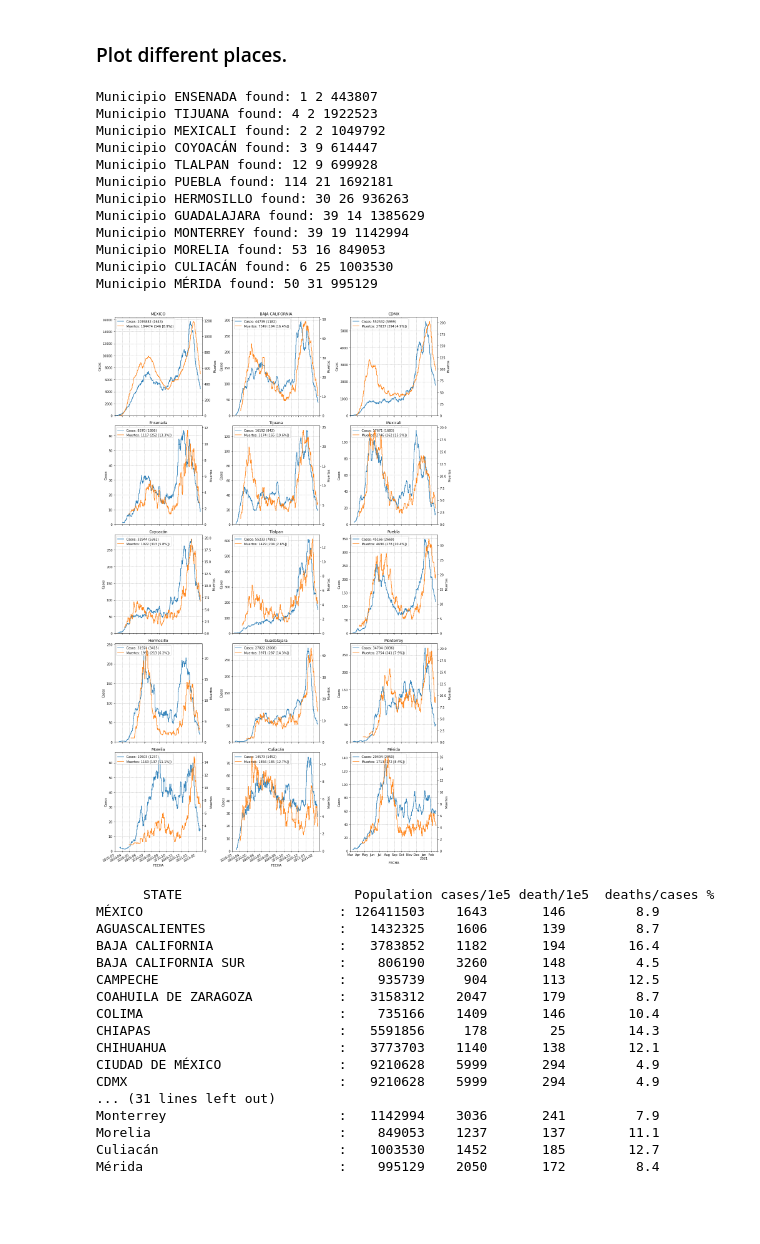
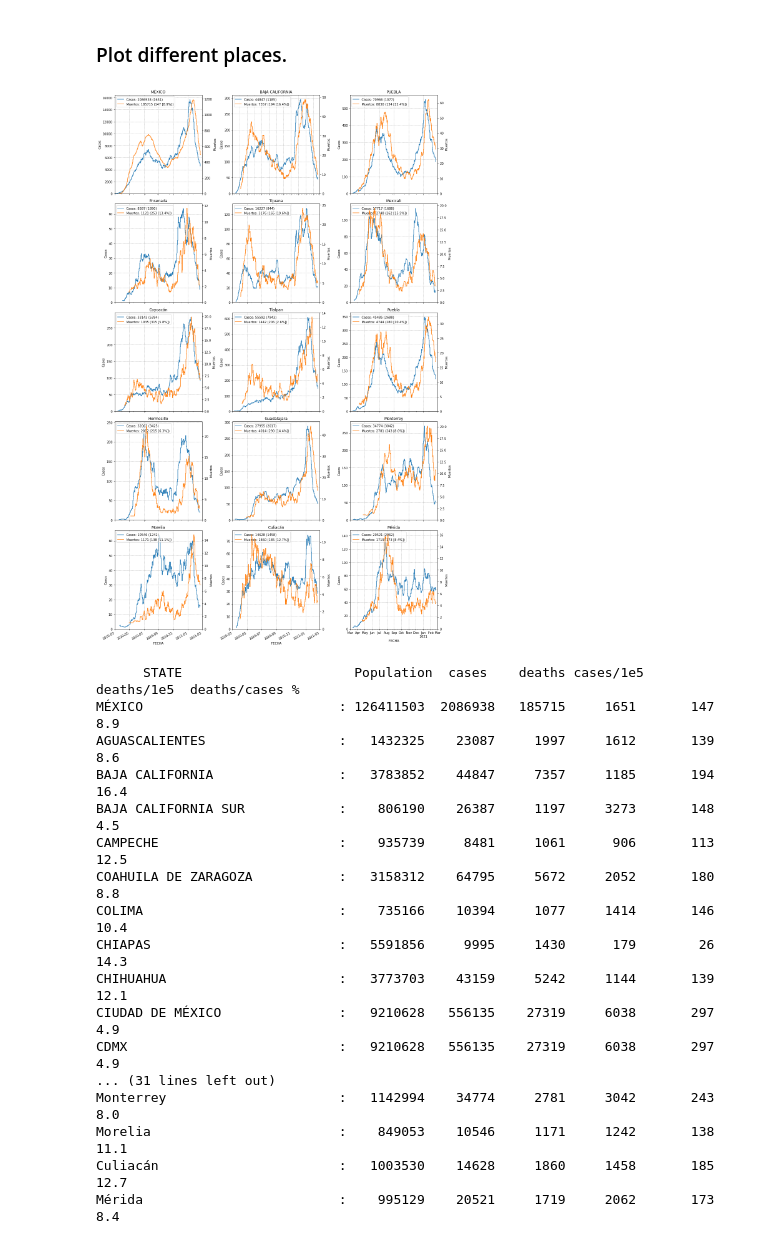
Before and after one commit to Morisset/plot_COVID_Mex, a Jupyter notebook: plot_COVID.ipynb, the cells around one changed output. Drawn from its saved outputs; the diff is of its cells as text; code cells hidden in the pictures; blank space fills up the shorter version.

```diff
--- a/plot_COVID.ipynb
+++ b/plot_COVID.ipynb
@@ -389,7 +389,7 @@ May take few minutes.""".format(data_file))
     def plot_multiple(self, places=('MÉXICO', 'BAJA CALIFORNIA', 'CDMX'),
                      axes=None,
                      fig_file = None,
-                     get_axes=False):
+                     get_axes=False, roll=7, cut=5):
         """
         Plot multiple time evolutions of cases/deaths for different places.
         If a place is not in the default inner dictionnary, it is looked for into the dictionnary read from the disk.
@@ -412,7 +412,7 @@ May take few minutes.""".format(data_file))
             f = plt.gcf()
         for place, ax in zip(places, axes.ravel()):
             self.define_data(place)
-            self.plot_data(ax=ax)
+            self.plot_data(ax=ax, roll=roll, cut=cut)
         f.tight_layout()
         if fig_file is not None:
             f.savefig('{}_{}.pdf'.format(fig_file, self.date))
@@ -422,14 +422,16 @@ May take few minutes.""".format(data_file))
     def print_stats_states(self):
         old_verbose = self.verbose
         self.verbose = False
-        print("      STATE                      Population cases/1e5 death/1e5  deaths/cases %")
+        print("      STATE                      Population  cases    deaths cases/1e5 deaths/1e5  deaths/cases %")
         for entidad in COVID_analysis.places_dic:
             self.define_data(entidad)
             tot_casos = self.d_c.sum()
             tot_muertos = self.d_m.sum()
             pob = self.get_pob()
             if pob > 0:
-                print('{:30s} : {:9.0f}    {:4.0f}       {:3.0f}        {:4.1f}'.format(entidad, pob,
+                print('{:30s} : {:9.0f} {:8.0f} {:8.0f}     {:4.0f}       {:3.0f}        {:4.1f}'.format(entidad, pob,
+                                                                                        tot_casos,
+                                                                                        tot_muertos,
                                                                                         tot_casos/pob*1e5,
                                                                                         tot_muertos/pob*1e5,
                                                                                         tot_muertos/tot_casos*100))
@@ -437,7 +439,7 @@ May take few minutes.""".format(data_file))
 # %% [markdown]
 ### Instantiate the class that manage the data.
 # %%
-C = COVID_analysis('current', data_dir='.', dic_dir='.')
+C = COVID_analysis('last', data_dir='.', dic_dir='.')
 # %% [output]
 Reading Dictionnary at diccionario_datos_covid19/201128 Catalogos.xlsx for Place codes.
 Reading Population at iter_00_cpv2020_csv/conjunto_de_datos/conjunto_de_datos_iter_00_cpv2020.csv.
@@ -455,46 +455,34 @@ array(['JULIMES', 'SAN JULIÁN', 'ASUNCIÓN TLACOLULITA', 'CULIACÁN'],
 # %% [markdown]
 ### Plot different places.
 # %%
-C.plot_multiple(places=('MÉXICO', 'BAJA CALIFORNIA', 'CDMX',
+C.plot_multiple(places=('MÉXICO', 'BAJA CALIFORNIA', 'PUEBLA',
                        'Ensenada', 'Tijuana', 'Mexicali',
                        'Coyoacán', 'Tlalpan', 'Puebla',
                        'Hermosillo', 'Guadalajara', 'Monterrey',
                        'Morelia', 'Culiacán', 'Mérida'),
-                fig_file = 'COVID')
+                fig_file = 'COVID', cut=5)
 # Plot the data for the specifies locations
 # Casos: Total Number of cases (Total / 100,000 habs)
 # Muertos: Total number of deaths / Total / 100,000 habs [deaths/cases %])
 # %% [output]
-Municipio ENSENADA found: 1 2 443807
-Municipio TIJUANA found: 4 2 1922523
-Municipio MEXICALI found: 2 2 1049792
-Municipio COYOACÁN found: 3 9 614447
-Municipio TLALPAN found: 12 9 699928
-Municipio PUEBLA found: 114 21 1692181
-Municipio HERMOSILLO found: 30 26 936263
-Municipio GUADALAJARA found: 39 14 1385629
-Municipio MONTERREY found: 39 19 1142994
-Municipio MORELIA found: 53 16 849053
-Municipio CULIACÁN found: 6 25 1003530
-Municipio MÉRIDA found: 50 31 995129
-[figure, old version]
+[figure, new version]
 # %%
 C.print_stats_states()
 # %% [output]
-      STATE                      Population cases/1e5 death/1e5  deaths/cases %
-MÉXICO                         : 126411503    1643       146         8.9
-AGUASCALIENTES                 :   1432325    1606       139         8.7
-BAJA CALIFORNIA                :   3783852    1182       194        16.4
-BAJA CALIFORNIA SUR            :    806190    3260       148         4.5
-CAMPECHE                       :    935739     904       113        12.5
-COAHUILA DE ZARAGOZA           :   3158312    2047       179         8.7
-COLIMA                         :    735166    1409       146        10.4
-CHIAPAS                        :   5591856     178        25        14.3
-CHIHUAHUA                      :   3773703    1140       138        12.1
-CIUDAD DE MÉXICO               :   9210628    5999       294         4.9
-CDMX                           :   9210628    5999       294         4.9
+      STATE                      Population  cases    deaths cases/1e5 deaths/1e5  deaths/cases %
+MÉXICO                         : 126411503  2086938   185715     1651       147         8.9
+AGUASCALIENTES                 :   1432325    23087     1997     1612       139         8.6
+BAJA CALIFORNIA                :   3783852    44847     7357     1185       194        16.4
+BAJA CALIFORNIA SUR            :    806190    26387     1197     3273       148         4.5
+CAMPECHE                       :    935739     8481     1061      906       113        12.5
+COAHUILA DE ZARAGOZA           :   3158312    64795     5672     2052       180         8.8
+COLIMA                         :    735166    10394     1077     1414       146        10.4
+CHIAPAS                        :   5591856     9995     1430      179        26        14.3
+CHIHUAHUA                      :   3773703    43159     5242     1144       139        12.1
+CIUDAD DE MÉXICO               :   9210628   556135    27319     6038       297         4.9
+CDMX                           :   9210628   556135    27319     6038       297         4.9
 ... (31 lines left out)
-Monterrey                      :   1142994    3036       241         7.9
-Morelia                        :    849053    1237       137        11.1
-Culiacán                       :   1003530    1452       185        12.7
-Mérida                         :    995129    2050       172         8.4
+Monterrey                      :   1142994    34774     2781     3042       243         8.0
+Morelia                        :    849053    10546     1171     1242       138        11.1
+Culiacán                       :   1003530    14628     1860     1458       185        12.7
+Mérida                         :    995129    20521     1719     2062       173         8.4
```
Also changed, not shown: parts of 1 cell of this notebook.
